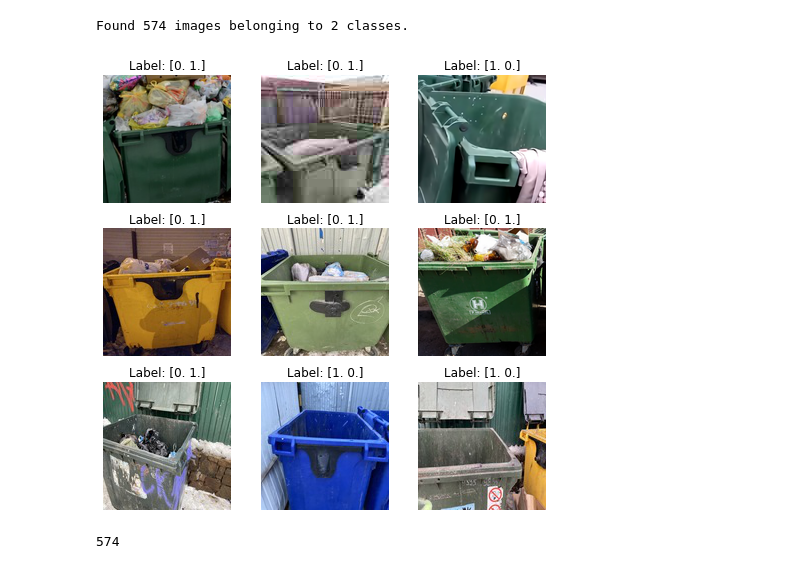
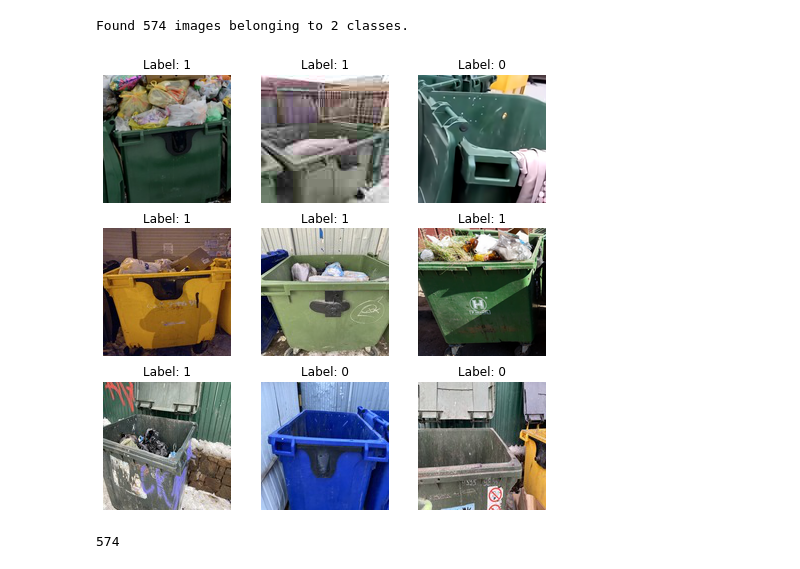
Before and after one commit to iishutov/CV-Project, a Jupyter notebook: ml_project.ipynb, the cells around one changed output. Drawn from its saved outputs; the diff is of its cells as text; code cells hidden in the pictures.

```diff
--- a/ml_project.ipynb
+++ b/ml_project.ipynb
@@ -20,36 +20,36 @@ img_height = img_width = 128
 train_datagen = ImageDataGenerator(
     rescale=rescale,
     # rotation_range=5,
     # width_shift_range=0.1,
     # height_shift_range=0.1,
     # shear_range=0.1,
     # zoom_range=0.1,
     # horizontal_flip=True,
     # fill_mode='nearest',
     validation_split=0.0
 )
 
 train_dataset = train_datagen.flow_from_directory(
     directory=train_dir,
     target_size=(128, 128),
     batch_size=batch_size,
-    class_mode='categorical',
+    class_mode='binary',
     shuffle=True,
     seed=42,
 )
 
 # Show the resulted training dataset after augmentation.
 fig, axs = plt.subplots(nrows=3, ncols=3, figsize=(8,8))
 for i in range(3):
     for j in range(3):
         image, label = train_dataset.next()
         axs[i,j].imshow(image[0])
-        axs[i,j].set_title(f'Label: {label[0]}')
+        axs[i,j].set_title(f'Label: {(int)(label[0])}')
         axs[i,j].axis('off')
 plt.show()
 # %% [output]
 Found 574 images belonging to 2 classes.
-[figure, old version]
+[figure, new version]
 # %%
 # ImageDataGenerator does not increase the size of the dataset.
 train_dataset.n
```
Also changed, not shown: parts of 5 cells of this notebook.
